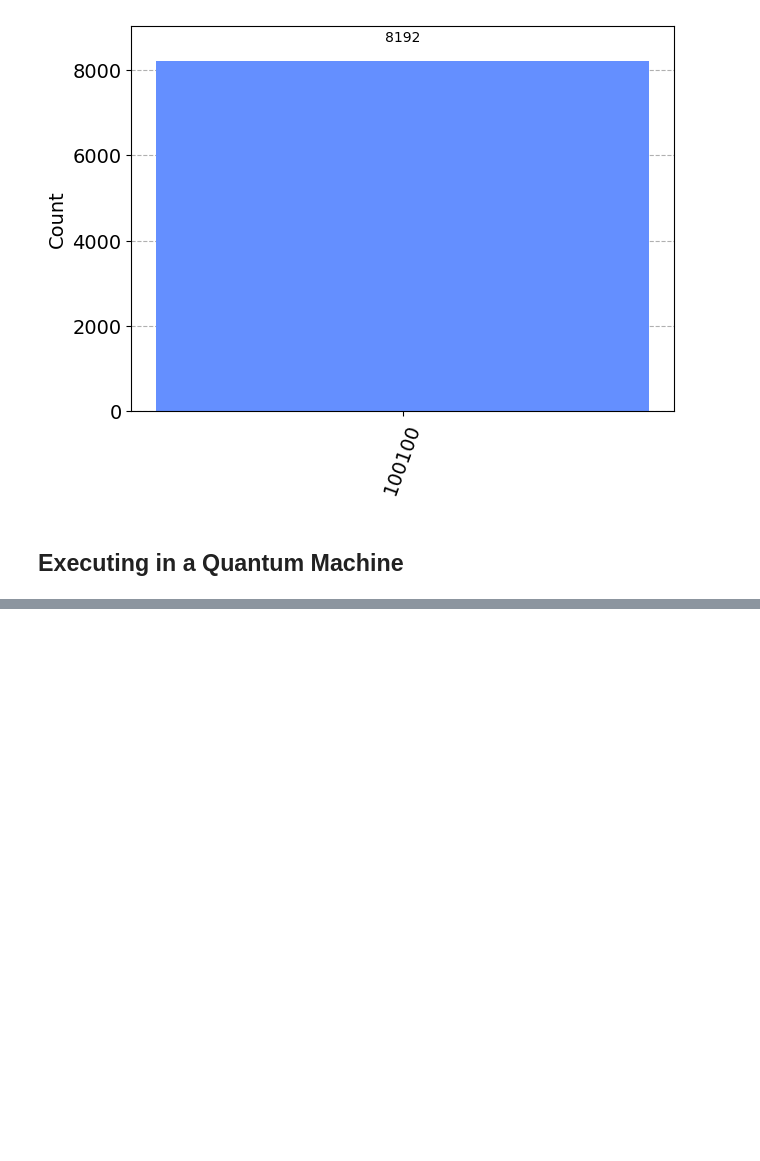
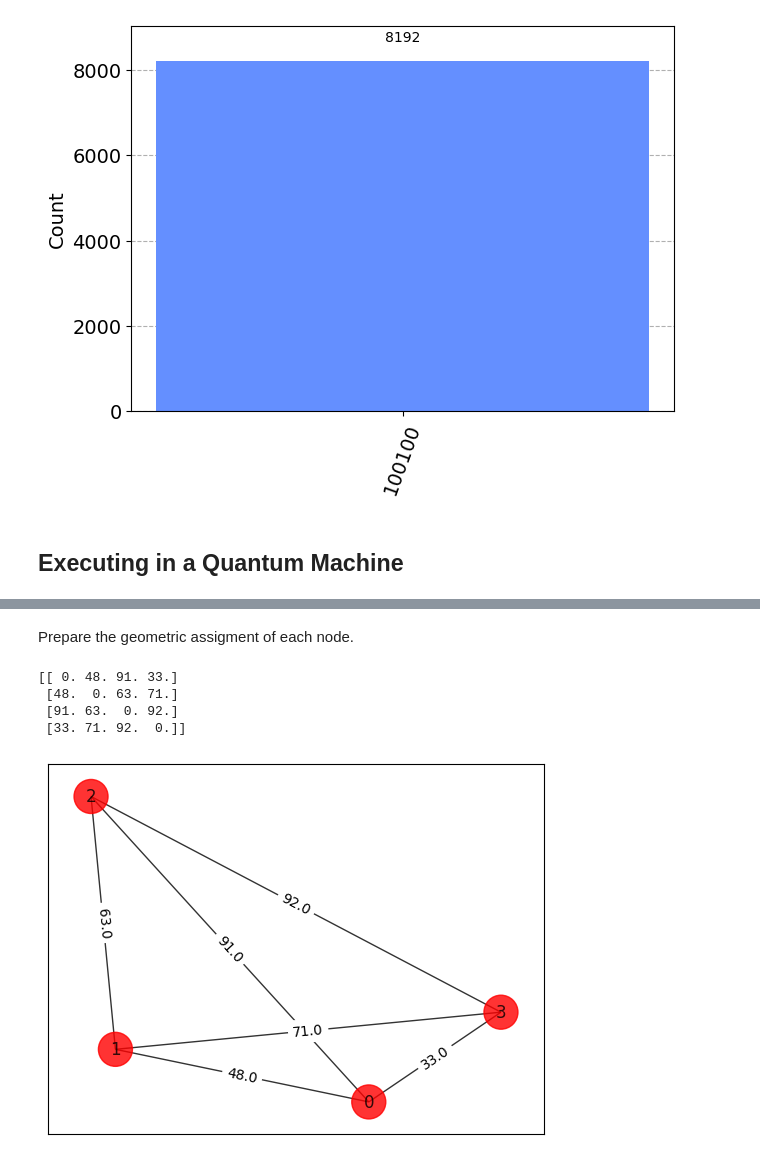
Before and after one commit to matheus-1618/Quantum-TSP, a Jupyter notebook: QuantumProject.ipynb, the cells around one changed output, grey strips where cells are left out. Saved outputs shown, nothing was run; the diff lists cells and outputs as text; code cells hidden in the pictures; blank space fills up the shorter version.

```diff
--- a/QuantumProject.ipynb
+++ b/QuantumProject.ipynb
@@ -700,0 +694,45 @@ QAOA provides a quantum advantage for solving complex optimization problems by l
+# %%
+coordinates = np.random.default_rng(123).uniform(low=0,high=100, size=(4,2))
+# %% [markdown]
+Prepare the geometric assigment of each node.
+# %%
+pos = dict()
+for i, coordinate in enumerate(coordinates):
+    pos[i] = (coordinate[0], coordinate[1])
+high = 100
+low = 0
+graph = nx.random_geometric_graph(n=4 , radius= np.sqrt((high - low)**2 + (high - low)**2) + 1, pos=pos)
+# %%
+for w, v in graph.edges:
+    delta = []
+    for i in range(2):
+        delta.append(graph.nodes[w]["pos"][i] - graph.nodes[v]["pos"][i])
+    graph.edges[w,v]["weight"] = np.rint(np.sqrt(delta[0]**2+ delta[1]**2))
+# %%
+n = 4
+index = dict(zip(list(graph), range(n)))
+A = np.full((n,n),np.nan)
+for u, wdict in graph.adjacency():
+    for v, d in wdict.items():
+        A[index[u], index[v]] = d.get("weight", 1)
+A[np.isnan(A)] = 0.0
+A = np.asarray(A)
+M = np. asmatrix(A)
+print(M)
+# %% [output]
+[[ 0. 48. 91. 33.]
+ [48.  0. 63. 71.]
+ [91. 63.  0. 92.]
+ [33. 71. 92.  0.]]
+# %%
+def draw_graph(G, colors, pos):
+    default_axes = plt.axes (frameon=True)
+    nx.draw_networkx(G, node_color= colors, node_size=600, alpha=.8, ax=default_axes, pos=pos)
+    edge_labels = nx.get_edge_attributes(G, 'weight')
+    nx.draw_networkx_edge_labels(G,pos=pos, edge_labels=edge_labels)
+# Draw the graph
+colors = ['r' for node in graph.nodes]
+pos = [graph.nodes[node]['pos'] for node in graph.nodes]
+draw_graph(graph, colors, pos)
+# %% [output]
+[figure, added]
```
Also changed, not shown: parts of 11 cells of this notebook.
